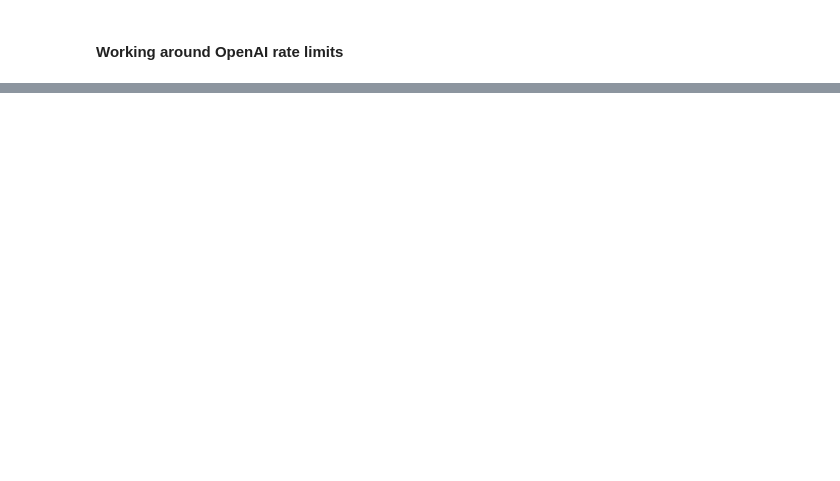
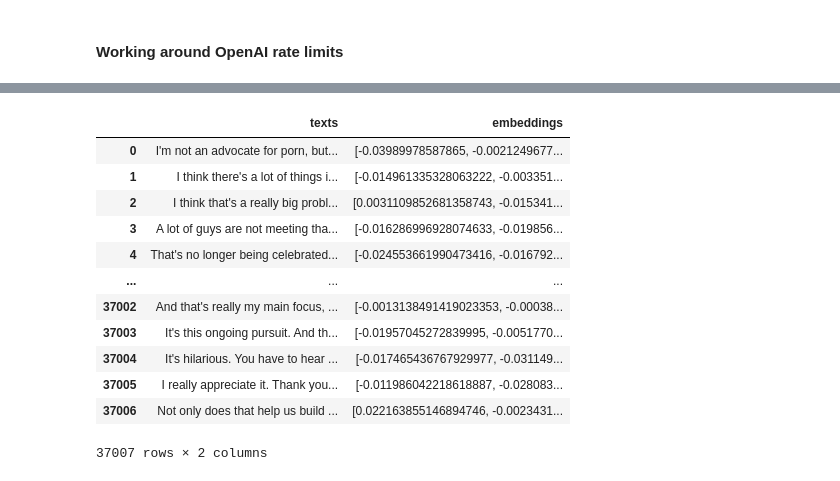
Before and after one commit to americanthinker/vector_search_applications_PUBLIC, a Jupyter notebook: 1_Data_Preprocessing_Week1_COLAB.ipynb, the cells around one changed output, grey strips where cells are left out. Cells and saved outputs as stored; diff of their text form; code cells hidden in the pictures; blank space fills up the shorter version.

```diff
--- a/1_Data_Preprocessing_Week1_COLAB.ipynb
+++ b/1_Data_Preprocessing_Week1_COLAB.ipynb
@@ -401,0 +466,3 @@ len(vectors)
+# %%
+from langchain.embeddings import OpenAIEmbeddings
+emb_model = OpenAIEmbeddings(openai_api_key=openai.api_key, show_progress_bar=True)
@@ -401,0 +473,2 @@ len(vectors)
+# %%
+embs = emb_model.embed_documents(splits)
@@ -401,0 +496,2 @@ len(vectors)
+# %%
+df = pd.DataFrame({'texts': splits, 'embeddings': embs})
@@ -401,0 +536,16 @@ len(vectors)
+# %%
+df
+# %% [output]
+|  | texts | embeddings |
+| 0 | I'm not an advocate for porn, but... | [-0.03989978587865, -0.0021249677... |
+| 1 | I think there's a lot of things i... | [-0.014961335328063222, -0.003351... |
+| 2 | I think that's a really big probl... | [0.0031109852681358743, -0.015341... |
+| 3 | A lot of guys are not meeting tha... | [-0.016286996928074633, -0.019856... |
+| 4 | That's no longer being celebrated... | [-0.024553661990473416, -0.016792... |
+| ... | ... | ... |
+| 37002 | And that's really my main focus, ... | [-0.0013138491419023353, -0.00038... |
+| 37003 | It's this ongoing pursuit. And th... | [-0.01957045272839995, -0.0051770... |
+| 37004 | It's hilarious. You have to hear ... | [-0.017465436767929977, -0.031149... |
+| 37005 | I really appreciate it. Thank you... | [-0.011986042218618887, -0.028083... |
+| 37006 | Not only does that help us build ... | [0.022163855146894746, -0.0023431... |
+37007 rows × 2 columns
```
Also changed, not shown: parts of 36 cells of this notebook.
